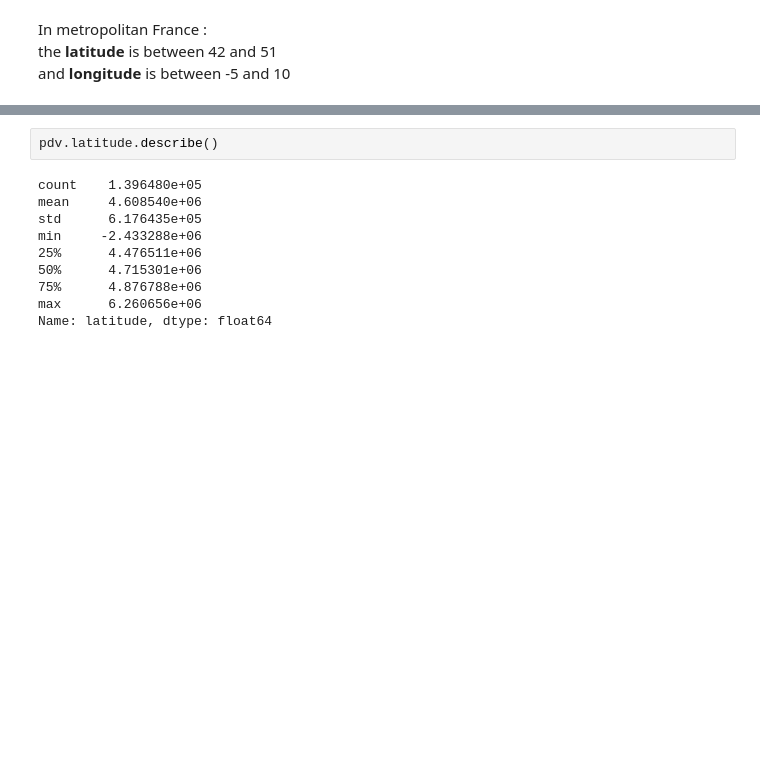
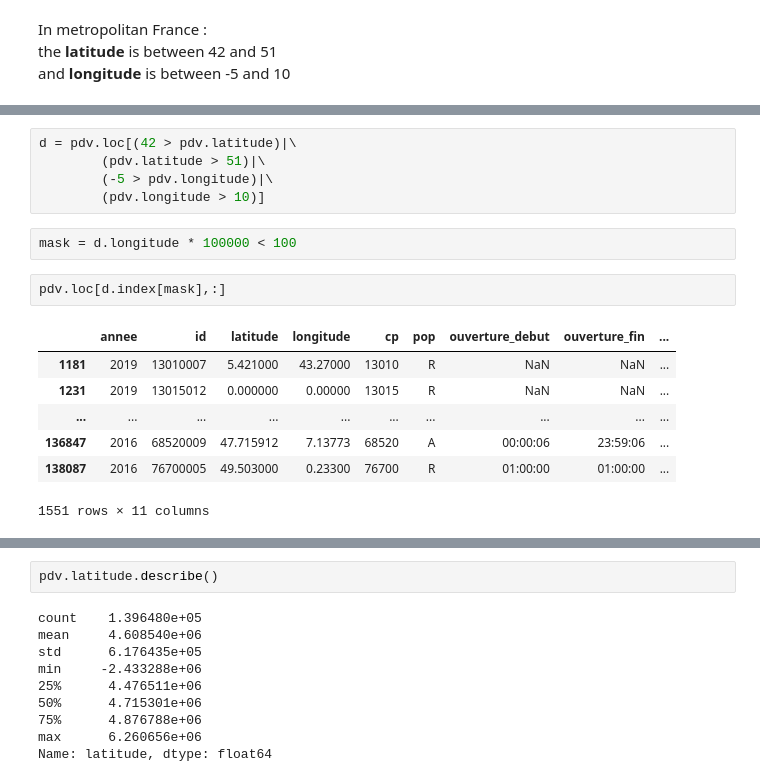
Before and after one commit to Houcine0112/school-eda-serviceStations, a Jupyter notebook: 02 clean_data.ipynb, the cells around one changed output, grey strips where cells are left out. Cells and saved outputs as stored; diff of their text form; blank space fills up the shorter version.

```diff
--- a/02 clean_data.ipynb
+++ b/02 clean_data.ipynb
@@ -114 +142,18 @@ pdv.loc[mask,"latitude"] = 0
+# %%
+d = pdv.loc[(42 > pdv.latitude)|\
+        (pdv.latitude > 51)|\
+        (-5 > pdv.longitude)|\
+        (pdv.longitude > 10)]
+# %%
+mask = d.longitude * 100000 < 100
+# %%
+pdv.loc[d.index[mask],:]
+# %% [output]
+|  | annee | id | latitude | longitude | cp | pop | ouverture_debut | ouverture_fin | ... |
+| 1181 | 2019 | 13010007 | 5.421000 | 43.27000 | 13010 | R | NaN | NaN | ... |
+| 1231 | 2019 | 13015012 | 0.000000 | 0.00000 | 13015 | R | NaN | NaN | ... |
+| ... | ... | ... | ... | ... | ... | ... | ... | ... | ... |
+| 136847 | 2016 | 68520009 | 47.715912 | 7.13773 | 68520 | A | 00:00:06 | 23:59:06 | ... |
+| 138087 | 2016 | 76700005 | 49.503000 | 0.23300 | 76700 | R | 01:00:00 | 01:00:00 | ... |
+1551 rows × 11 columns
 # %%
```
Also changed, not shown: parts of 24 cells of this notebook.
